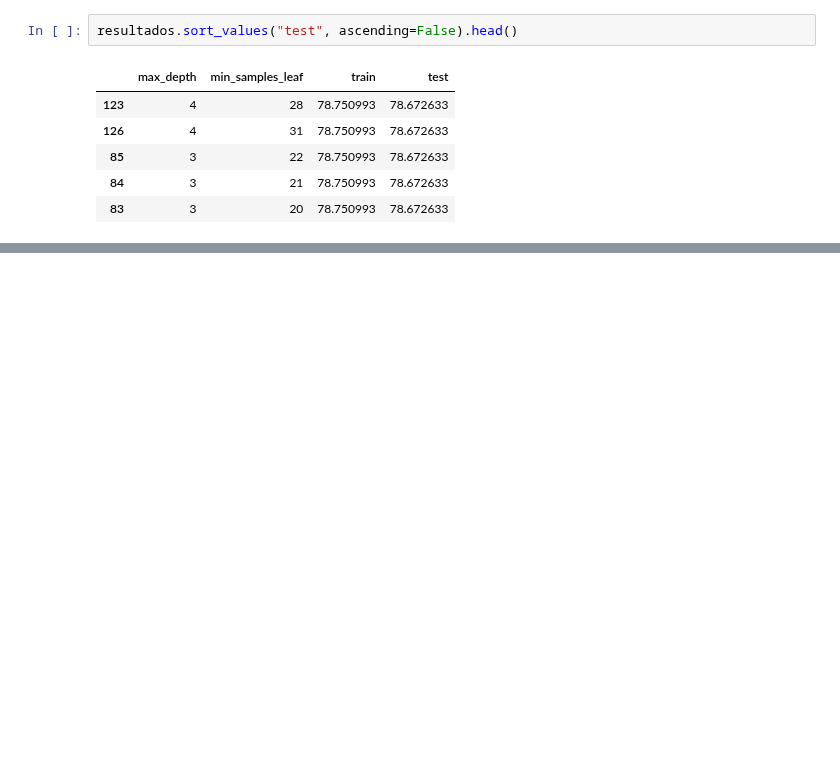
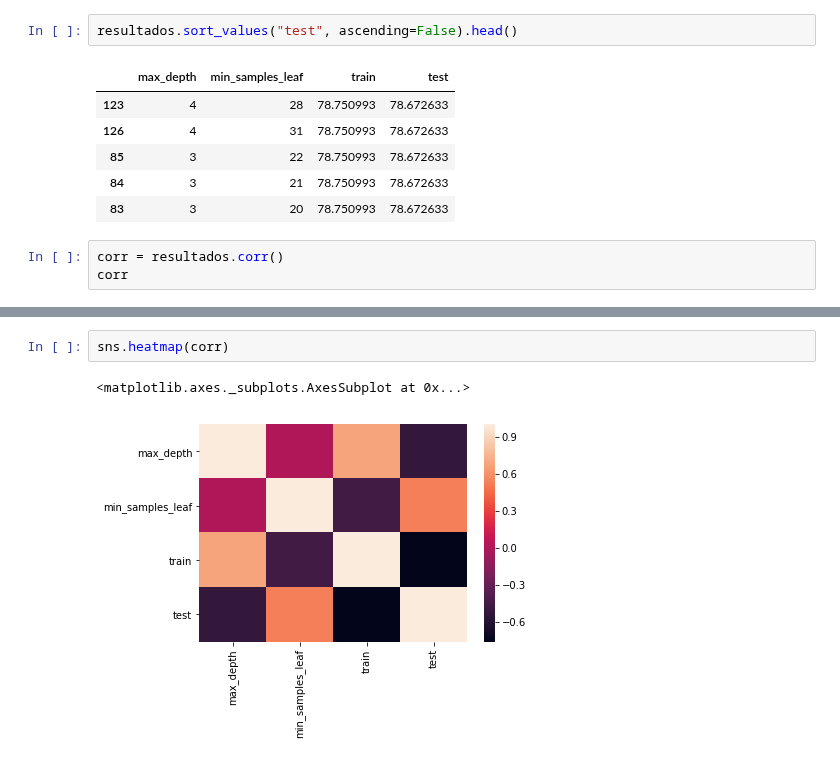
Before and after one commit to lsandrade/alura-ml, a Jupyter notebook: Otimização de modelos.ipynb, the cells around one changed output, grey strips where cells are left out. Saved outputs shown, nothing was run; the diff lists cells and outputs as text; blank space fills up the shorter version.

```diff
--- a/Otimização de modelos.ipynb
+++ b/Otimização de modelos.ipynb
@@ -321,3 +321,6 @@ resultados.sort_values("test", ascending=False).head()
 | 85 | 3 | 22 | 78.750993 | 78.672633 |
 | 84 | 3 | 21 | 78.750993 | 78.672633 |
 | 83 | 3 | 20 | 78.750993 | 78.672633 |
+# %%
+corr = resultados.corr()
+corr
@@ -323,0 +333,5 @@ resultados.sort_values("test", ascending=False).head()
+# %%
+sns.heatmap(corr)
+# %% [output]
+<matplotlib.axes._subplots.AxesSubplot at 0x...>
+[figure, added]
```
Also changed, not shown: parts of 8 cells of this notebook.
